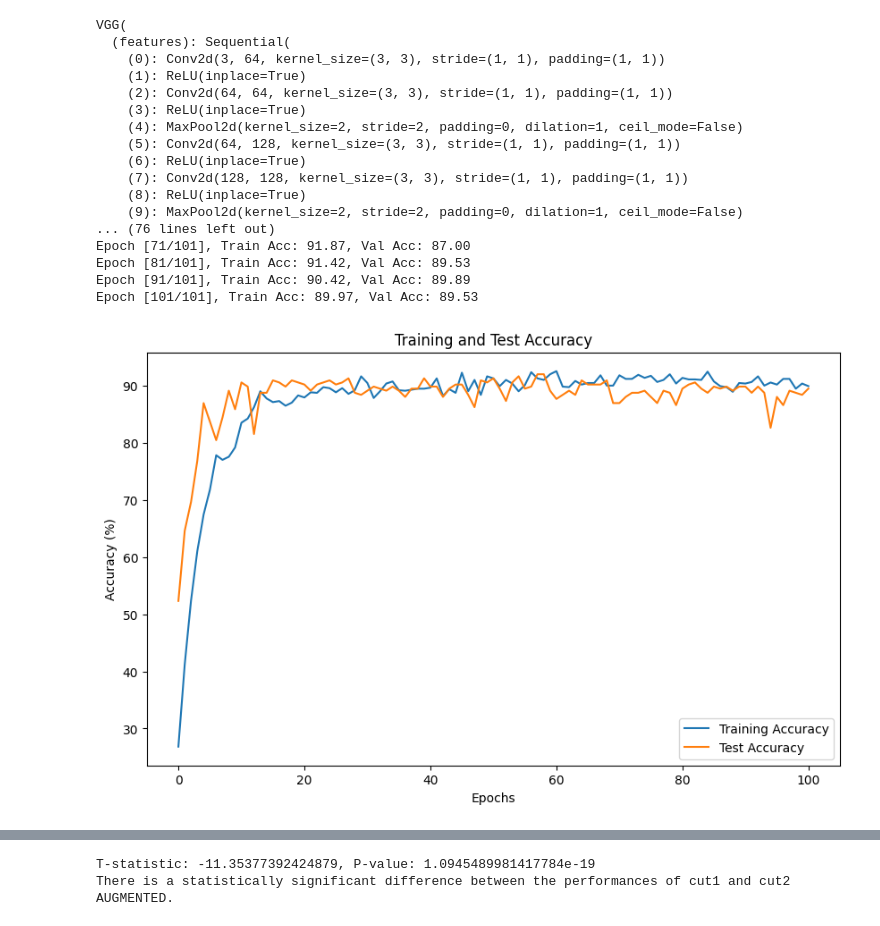
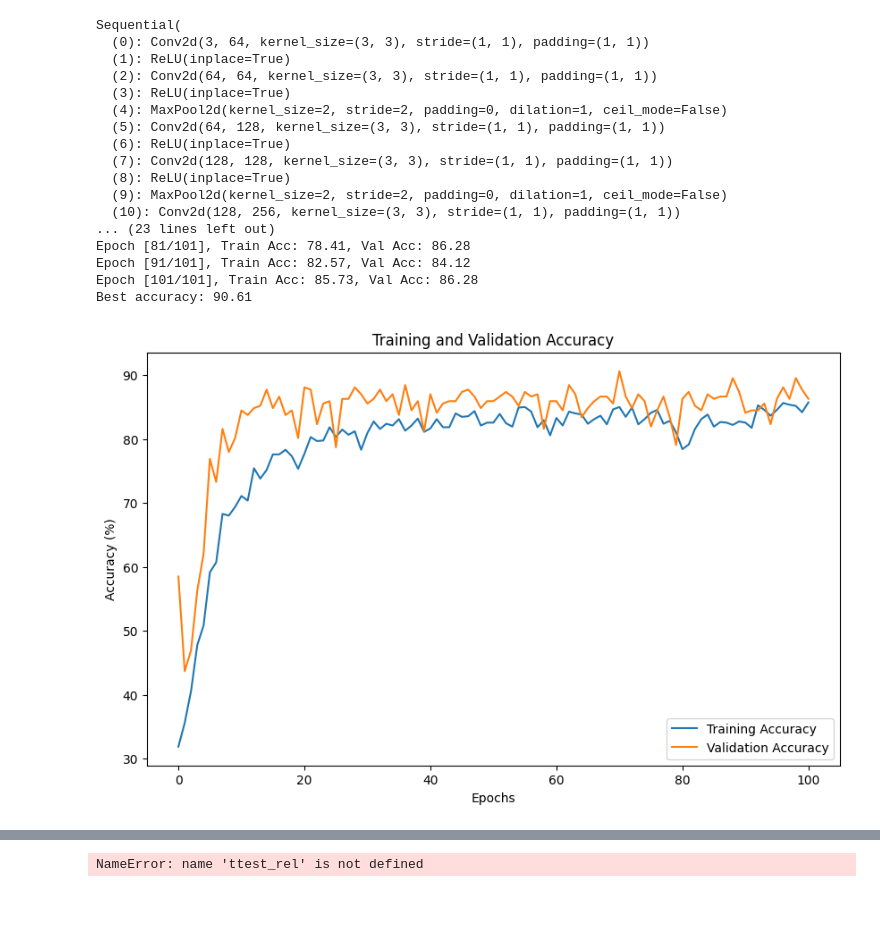
Before and after one commit to JekxDevil/AI, a Jupyter notebook: courses/usi/machine-learning/assignments/2/example.ipynb, the cells around one changed output, grey strips where cells are left out. Saved outputs shown, nothing was run; the diff lists cells and outputs as text; code cells hidden in the pictures.

Commit message:
feat: complete images and code, fulfill report
Signed-off-by: Jeferson Morales Mariciano <jeferson.morales.mariciano@gmail.com>

```diff
--- a/courses/usi/machine-learning/assignments/2/example.ipynb
+++ b/courses/usi/machine-learning/assignments/2/example.ipynb
@@ -112,7 +112,10 @@ class Dataset(torch.utils.data.Dataset):
         x, y = self.data[index]
         if self.transform:
             if isinstance(x, np.ndarray):
-                x = x.transpose(1, 2, 0)
+                #print("s1", x.shape)
+                #x = x.transpose(1, 2, 0)
+                x = torch.tensor(x)
+                #print("s2", x.shape, x.dtype)
                 x = transforms.functional.to_pil_image(x)
             x = self.transform(x)
             x = x.numpy()
@@ -122,7 +125,7 @@ class Dataset(torch.utils.data.Dataset):
         return len(self.data)
 
 
-imgs, labels = load_imgs('./Dataset', ['CHEETAH' ,'OCELOT', 'CARACAL', 'LIONS', 'TIGER', 'PUMA']) #TODO CHANGE ME!!
+imgs, labels = load_imgs('/kaggle/input/dataset1/Dataset', ['CHEETAH' ,'OCELOT', 'CARACAL', 'LIONS', 'TIGER', 'PUMA']) #TODO CHANGE ME!!
 X, y = make_dataset(imgs, labels, label_to_idx, (224,224))
 print('x shape: {}, y shape:{}'.format(X.shape, y.shape))
 plot_sample(imgs, labels, 3, 3, resize=(224, 224))
@@ -218,11 +231,11 @@ def load_to_device(*args):
 
 
 # plot training and test accuracies
-def plot_train_test(_train_acc, _test_acc):
+def plot_train_test(_train_acc, _val_acc):
     plt.figure(figsize=(10, 6))
     plt.plot(_train_acc, label='Training Accuracy')
-    plt.plot(_test_acc, label='Test Accuracy')
-    plt.title('Training and Test Accuracy')
+    plt.plot(_val_acc, label='Validation Accuracy')
+    plt.title('Training and Validation Accuracy')
     plt.xlabel('Epochs')
     plt.ylabel('Accuracy (%)')
     plt.legend()
@@ -528,7 +545,7 @@ class CuttedModifiedVGG19(nn.Module):
         # Load the pre-trained VGG19 model
         vgg19 = models.vgg19(pretrained=True)
         # you can see the VGG19 detailed architecture
-        print(vgg19)
+        #print(vgg19)
         # Extract the feature extractor part of VGG19 (all layers except the classifier)
         # TODO specify your cut layer
         self.cut_value = cut_point
@@ -543,17 +560,19 @@ class CuttedModifiedVGG19(nn.Module):
 
         # TODO Initialize your layers
         # dummy input of a 224x224 with rgb (3 channels) to get flatten dimension
-        dummy_input = torch.randn(1, 3, 224, 244)
+        dummy_input = torch.zeros(1, 3, 224, 224)
+        #print("s1", dummy_input.shape)
+        _flat_dimension = None
         with torch.no_grad():
             _output = self.features(dummy_input)
-            flat_dimension = _output.view(_output.size(0), -1)
+            _flat_dimension = _output.view(_output.size(0), -1).size(1)
 
         # additional classifier layers similar to VGG's Block 6
         self.classifiers = nn.Sequential(
-            nn.Linear(flat_dimension, 128),  # dimension depending on input size
+            nn.Linear(_flat_dimension, 256),  # dimension depending on input size
             nn.ReLU(True),
             nn.Dropout(),
-            nn.Linear(128, 128),
+            nn.Linear(256, 128),
             nn.ReLU(True),
             nn.Dropout(),
             nn.Linear(128, num_classes)
@@ -562,62 +581,62 @@ class CuttedModifiedVGG19(nn.Module):
     def forward(self, x):
         # Pass input through VGG19 feature extractor
         x = self.features(x)
-
-        # TODO Forward your layers
-        x = x.view(x.size(0), -1)  # Flatten the features:
-        x = self.classifiers(x)  # Pass through the classifier
+        x = x.view(x.size(0), -1)  # flatten features
+        x = self.classifiers(x)  # pass through classifier
         return x
 
 
 
 # TODO Training LOOP
 cuts = {
-    1: 24,
-    2: 34,
+    1: 25,
+    2: None,
 }
 
 x, y, _ = get_input(_permute=True) # permute dimensions
 train_loader, test_loader = get_loads(x, y, 0.8)
 
+# """
 model_cut1 = CuttedModifiedVGG19(num_classes=len(label_to_idx), cut_point=cuts[1]).to(CONFIGS["device"])
-optimizer = CONFIGS["optmizer"](model_cut1.classifiers.parameters())
+optimizer = CONFIGS["optimizer"](model_cut1.classifiers.parameters())
 train_acc, test_acc, best_model = train(model_cut1, CONFIGS["criterion"], optimizer, (train_loader, test_loader))
 save_model(best_model, 'best_cnn_cut1.pth')
 test_acc_t3_cut1 = test_acc.copy() # used later on for statistical comparison
 plot_train_test(train_acc, test_acc)
+# """
 
 model_cut2 = CuttedModifiedVGG19(num_classes=len(label_to_idx), cut_point=cuts[2]).to(CONFIGS["device"])
-optimizer = CONFIGS["optmizer"](model_cut2.classifiers.parameters()) # Only optimize classifier parameters
+optimizer = CONFIGS["optimizer"](model_cut2.classifiers.parameters()) # Only optimize classifier parameters
 train_acc, test_acc, best_model = train(model_cut2, CONFIGS["criterion"], optimizer, (train_loader, test_loader))
 save_model(best_model, 'best_cnn_cut2.pth')
 test_acc_t3_cut2 = test_acc.copy() # used later on for statistical comparison
 plot_train_test(train_acc, test_acc)
 
 # STATISTICAL COMPARISON
 t_stat, p_value = ttest_rel(test_acc_t3_cut1, test_acc_t3_cut2)
 print(f"T-statistic: {t_stat}, P-value: {p_value}")
 
 # Interpretation of the result
 if p_value < 0.05:
     print("There is a statistically significant difference between the performances of cut1 and cut2 AUGMENTED.")
 else:
     print("There is no statistically significant difference between the performances of cut1 and cut2 AUGMENTED.")
 # %% [output]
-VGG(
-  (features): Sequential(
-    (0): Conv2d(3, 64, kernel_size=(3, 3), stride=(1, 1), padding=(1, 1))
-    (1): ReLU(inplace=True)
-    (2): Conv2d(64, 64, kernel_size=(3, 3), stride=(1, 1), padding=(1, 1))
-    (3): ReLU(inplace=True)
-    (4): MaxPool2d(kernel_size=2, stride=2, padding=0, dilation=1, ceil_mode=False)
-    (5): Conv2d(64, 128, kernel_size=(3, 3), stride=(1, 1), padding=(1, 1))
-    (6): ReLU(inplace=True)
-    (7): Conv2d(128, 128, kernel_size=(3, 3), stride=(1, 1), padding=(1, 1))
-    (8): ReLU(inplace=True)
-    (9): MaxPool2d(kernel_size=2, stride=2, padding=0, dilation=1, ceil_mode=False)
-... (76 lines left out)
-Epoch [71/101], Train Acc: 91.87, Val Acc: 87.00
-Epoch [81/101], Train Acc: 91.42, Val Acc: 89.53
-Epoch [91/101], Train Acc: 90.42, Val Acc: 89.89
-Epoch [101/101], Train Acc: 89.97, Val Acc: 89.53
+Sequential(
+  (0): Conv2d(3, 64, kernel_size=(3, 3), stride=(1, 1), padding=(1, 1))
+  (1): ReLU(inplace=True)
+  (2): Conv2d(64, 64, kernel_size=(3, 3), stride=(1, 1), padding=(1, 1))
+  (3): ReLU(inplace=True)
+  (4): MaxPool2d(kernel_size=2, stride=2, padding=0, dilation=1, ceil_mode=False)
+  (5): Conv2d(64, 128, kernel_size=(3, 3), stride=(1, 1), padding=(1, 1))
+  (6): ReLU(inplace=True)
+  (7): Conv2d(128, 128, kernel_size=(3, 3), stride=(1, 1), padding=(1, 1))
+  (8): ReLU(inplace=True)
+  (9): MaxPool2d(kernel_size=2, stride=2, padding=0, dilation=1, ceil_mode=False)
+  (10): Conv2d(128, 256, kernel_size=(3, 3), stride=(1, 1), padding=(1, 1))
+... (23 lines left out)
+Epoch [81/101], Train Acc: 78.41, Val Acc: 86.28
+Epoch [91/101], Train Acc: 82.57, Val Acc: 84.12
+Epoch [101/101], Train Acc: 85.73, Val Acc: 86.28
+Best accuracy: 90.61
-[figure, old version]
+[figure, new version]
@@ -642,5 +661,4 @@ Epoch [101/101], Train Acc: 99.91, Val Acc: 93.50
-T-statistic: -11.35377392424879, P-value: 1.0945489981417784e-19
-There is a statistically significant difference between the performances of cut1 and cut2 AUGMENTED.
+NameError: name 'ttest_rel' is not defined
 # %%
 ################### Task 3 Bonus ###################
 bonus_cuts = {
```
Also changed, not shown: parts of 7 cells of this notebook, 10 other files.
